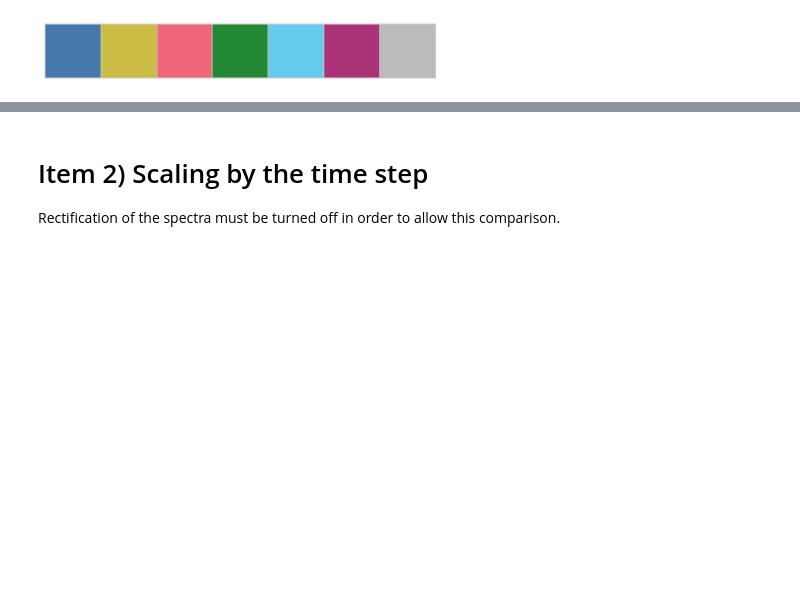
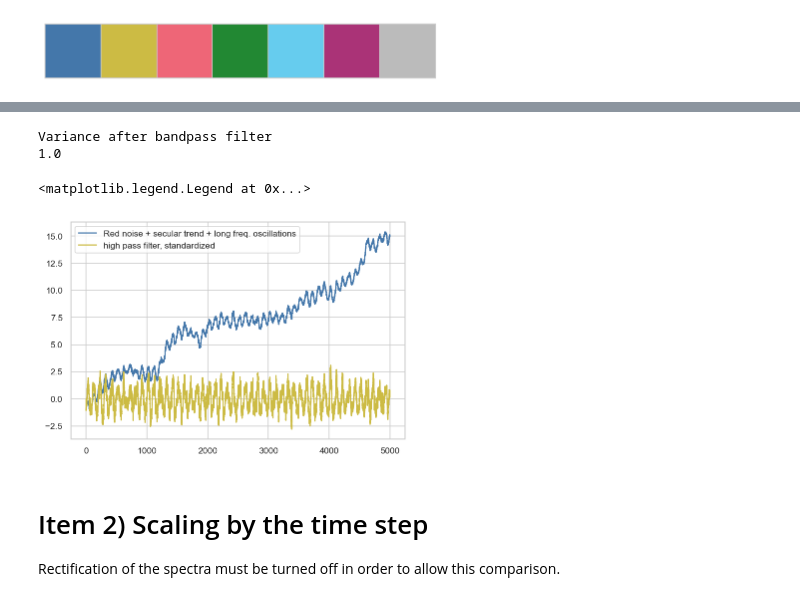
Before and after one commit to klapo/wavelet-recipes, a Jupyter notebook: notebooks/wavelet-normalization.ipynb, the cells around one changed output, grey strips where cells are left out. Drawn from its saved outputs; the diff is of its cells as text; code cells hidden in the pictures; blank space fills up the shorter version.

```diff
--- a/notebooks/wavelet-normalization.ipynb
+++ b/notebooks/wavelet-normalization.ipynb
@@ -134,3 +180,27 @@ Correct variance (standardizing after detrending)
+# %%
+# Preserve the first artificial feature to aid visualization
+f_coff = 1 / 100
+bandpass_kwargs = {'fs': fs, 'cutoff': f_coff}
+signal_norm = cwt_stat.standardize(
+    signal, **{
+        'standardize': True,
+        'bandpass_filter': True,
+        'bandpass_kwargs': bandpass_kwargs,
+        'remove_mean': False,
+        'detrend': False,
+    }
+)
+plt.plot(t, signal, label='Red noise + secular trend + long freq. oscillations')
+plt.plot(t, signal_norm, label='high pass filter, standardized')
+print('Variance after bandpass filter')
+print(np.std(signal_norm) ** 2)
+
+plt.gca().legend()
+# %% [output]
+Variance after bandpass filter
+1.0
+<matplotlib.legend.Legend at 0x...>
+[figure, added]
 # %% [markdown]
 # Item 2) Scaling by the time step
 
```
Also changed, not shown: parts of 9 cells of this notebook, 1 other file.
